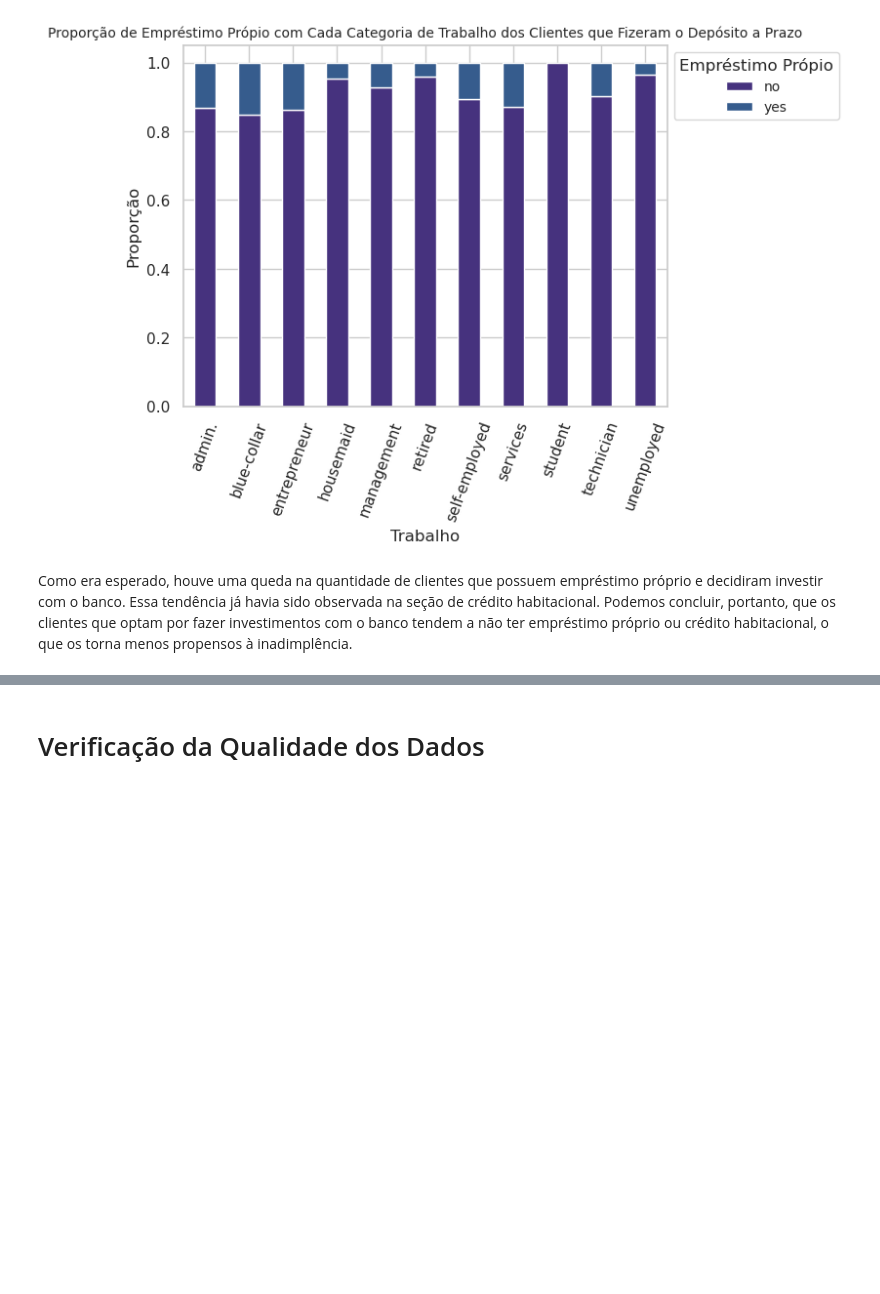
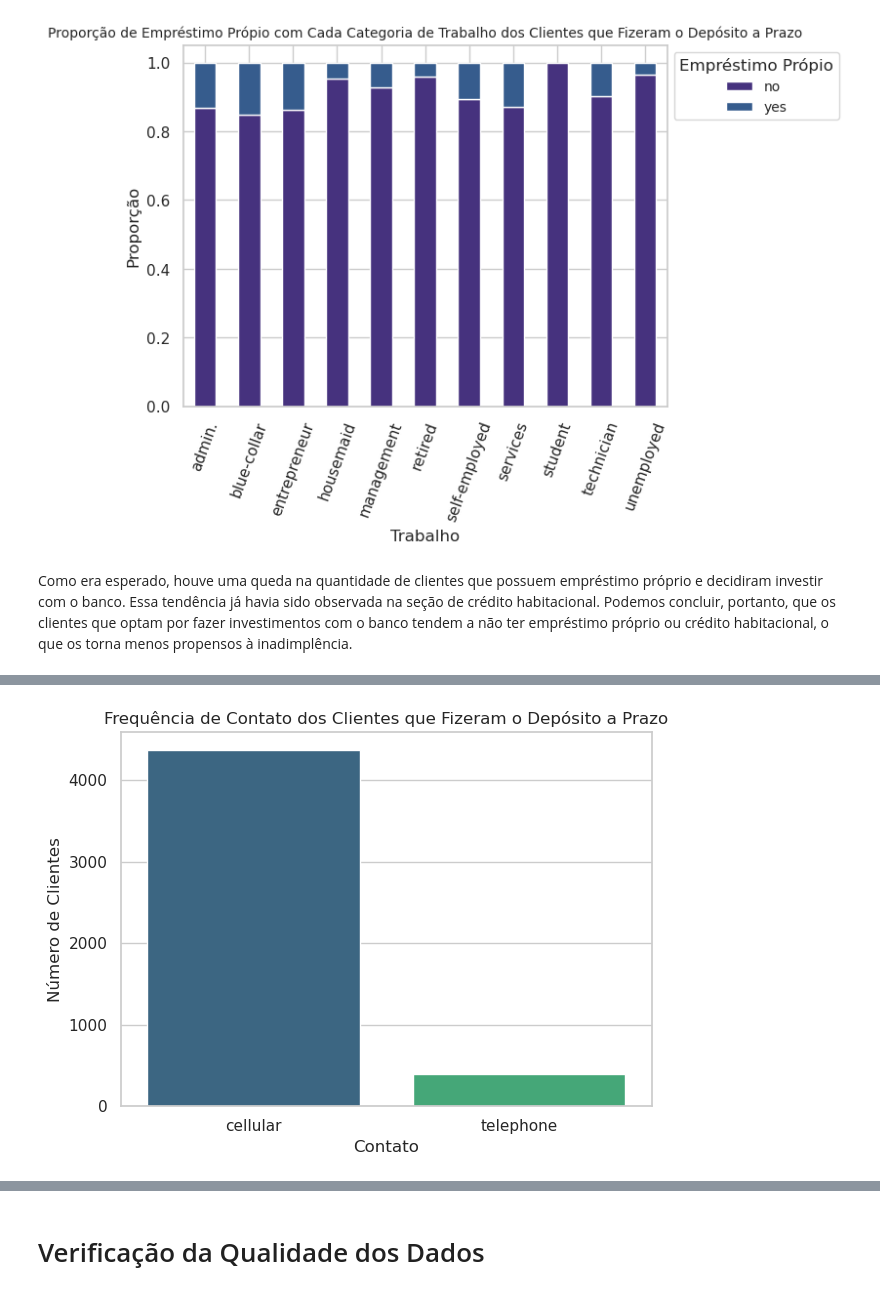
Before and after one commit to gabrieldadcarvalho/machine_learning, a Jupyter notebook: pjt_final/data_understanding.ipynb, the cells around one changed output, grey strips where cells are left out. Drawn from its saved outputs; the diff is of its cells as text; code cells hidden in the pictures; blank space fills up the shorter version.

```diff
--- a/pjt_final/data_understanding.ipynb
+++ b/pjt_final/data_understanding.ipynb
@@ -864,0 +901,10 @@ Como era esperado, houve uma queda na quantidade de clientes que possuem emprés
+# %%
+# Criando um gráfico de frêquencia dos clientes que aceitaram o produto
+sns.barplot(x=contact_y_counts.index, y=contact_y_counts.values, palette='viridis')
+plt.title('Frequência de Contato dos Clientes que Fizeram o Depósito a Prazo')
+plt.xlabel('Contato')
+plt.ylabel('Número de Clientes')
+#plt.xticks(rotation=90)
+plt.tight_layout()
+# %% [output]
+[figure, added]
```
Also changed, not shown: parts of 44 cells of this notebook.
